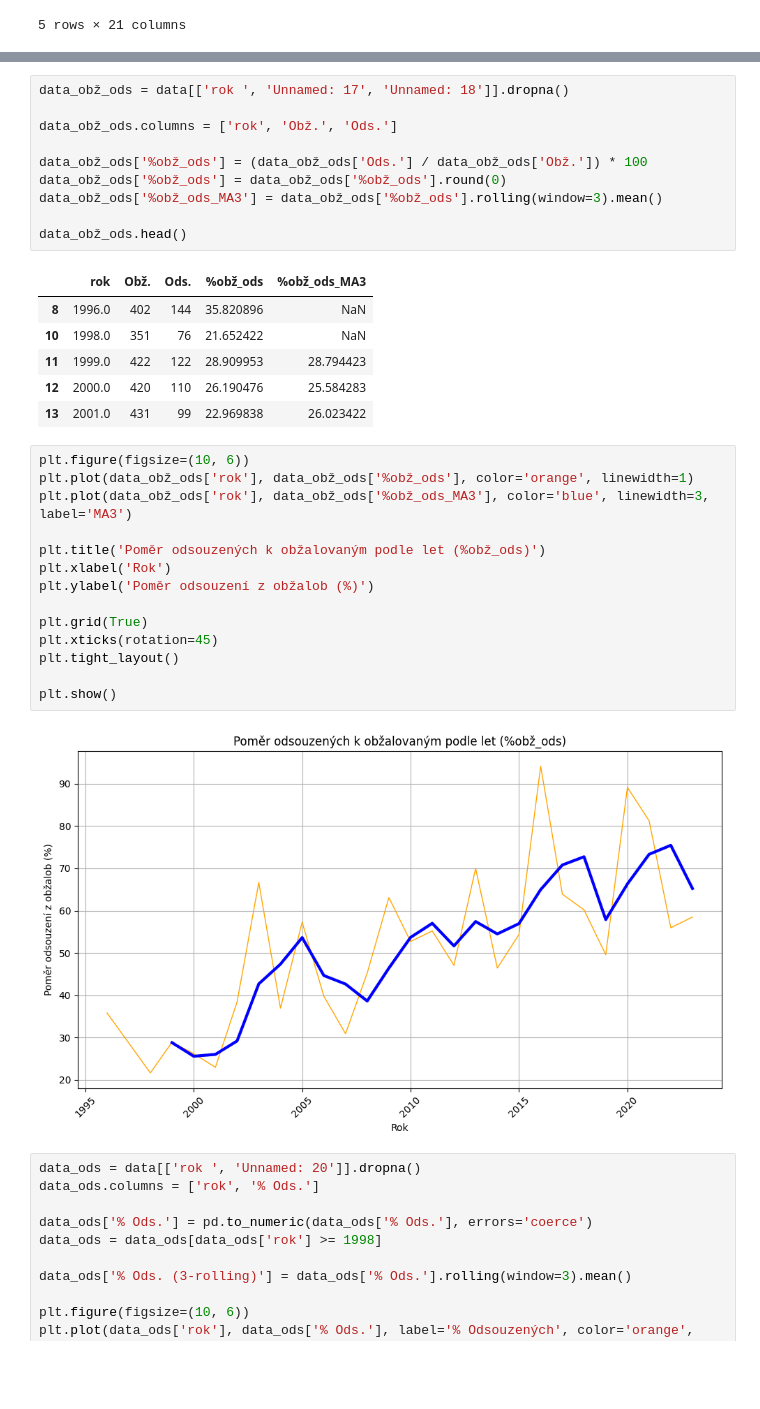
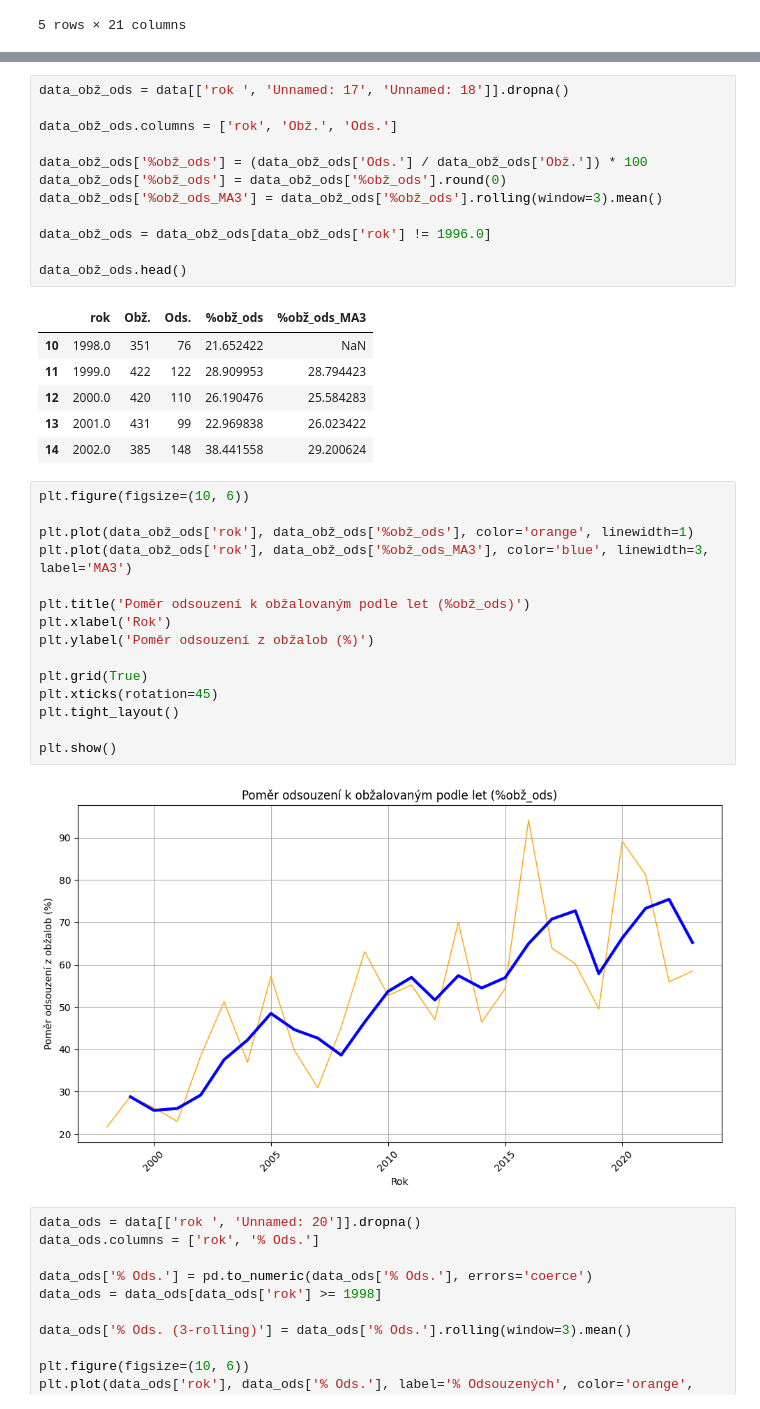
Before and after one commit to DamiTheCraftyPythonista/Thesis, a Jupyter notebook: Hate_crimes_CZ.ipynb, the cells around one changed output, grey strips where cells are left out. Saved outputs shown, nothing was run; the diff lists cells and outputs as text; blank space fills up the shorter version.

```diff
--- a/Hate_crimes_CZ.ipynb
+++ b/Hate_crimes_CZ.ipynb
@@ -47,30 +47,33 @@ data_obž_ods['%obž_ods'] = (data_obž_ods['Ods.'] / data_obž_ods['Obž.']) *
 data_obž_ods['%obž_ods'] = data_obž_ods['%obž_ods'].round(0)
 data_obž_ods['%obž_ods_MA3'] = data_obž_ods['%obž_ods'].rolling(window=3).mean()
 
+data_obž_ods = data_obž_ods[data_obž_ods['rok'] != 1996.0]
+
 data_obž_ods.head()
 # %% [output]
 |  | rok | Obž. | Ods. | %obž_ods | %obž_ods_MA3 |
-| 8 | 1996.0 | 402 | 144 | 35.820896 | NaN |
 | 10 | 1998.0 | 351 | 76 | 21.652422 | NaN |
 | 11 | 1999.0 | 422 | 122 | 28.909953 | 28.794423 |
 | 12 | 2000.0 | 420 | 110 | 26.190476 | 25.584283 |
 | 13 | 2001.0 | 431 | 99 | 22.969838 | 26.023422 |
+| 14 | 2002.0 | 385 | 148 | 38.441558 | 29.200624 |
 # %%
 plt.figure(figsize=(10, 6))
+
 plt.plot(data_obž_ods['rok'], data_obž_ods['%obž_ods'], color='orange', linewidth=1)
 plt.plot(data_obž_ods['rok'], data_obž_ods['%obž_ods_MA3'], color='blue', linewidth=3, label='MA3')
 
-plt.title('Poměr odsouzených k obžalovaným podle let (%obž_ods)')
+plt.title('Poměr odsouzení k obžalovaným podle let (%obž_ods)')
 plt.xlabel('Rok')
 plt.ylabel('Poměr odsouzení z obžalob (%)')
 
 plt.grid(True)
 plt.xticks(rotation=45)
 plt.tight_layout()
 
 plt.show()
 # %% [output]
-[figure, old version]
+[figure, new version]
 # %%
 data_ods = data[['rok ', 'Unnamed: 20']].dropna()
 data_ods.columns = ['rok', '% Ods.']
```
Also changed, not shown: parts of 12 cells of this notebook.
